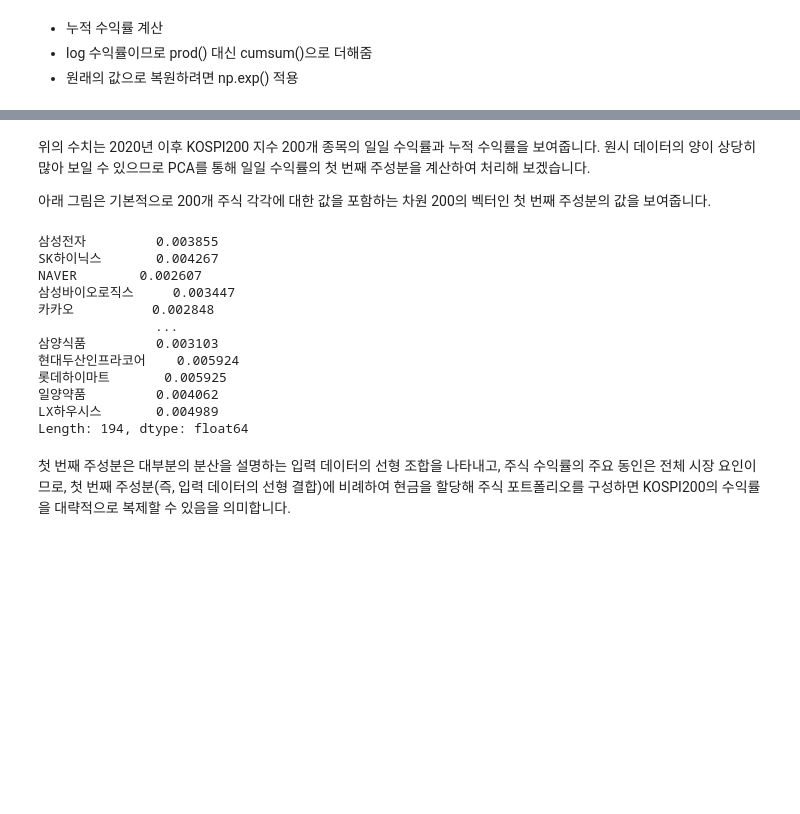
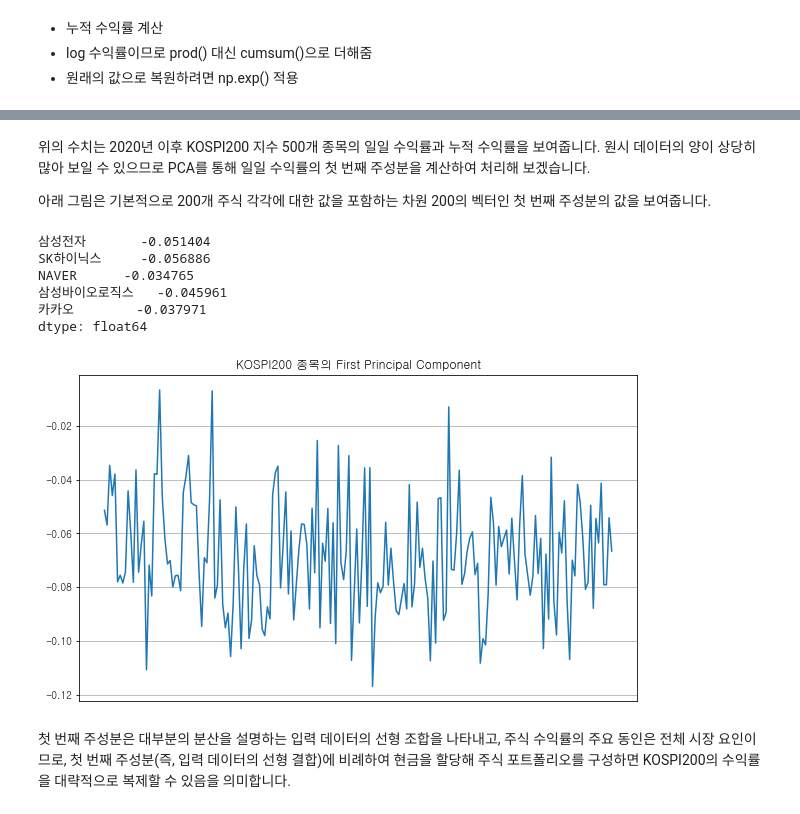
Before and after one commit to ironmanciti/Finance_ML_Lecture, a Jupyter notebook: 121.pca_eigen_portfolios_kospi200.ipynb, the cells around one changed output, grey strips where cells are left out. Saved outputs shown, nothing was run; the diff lists cells and outputs as text; code cells hidden in the pictures; blank space fills up the shorter version.

```diff
--- a/121.pca_eigen_portfolios_kospi200.ipynb
+++ b/121.pca_eigen_portfolios_kospi200.ipynb
@@ -146,35 +135,26 @@ plt.tight_layout()
 # %% [output]
 [figure]
 # %% [markdown]
-위의 수치는 2020년  이후 KOSPI200 지수 200개 종목의 일일 수익률과 누적 수익률을 보여줍니다. 원시 데이터의 양이 상당히 많아 보일 수 있으므로 PCA를 통해 일일 수익률의 첫 번째 주성분을 계산하여 처리해 보겠습니다.
+위의 수치는 2020년  이후 KOSPI200 지수 500개 종목의 일일 수익률과 누적 수익률을 보여줍니다. 원시 데이터의 양이 상당히 많아 보일 수 있으므로 PCA를 통해 일일 수익률의 첫 번째 주성분을 계산하여 처리해 보겠습니다.
 
 아래 그림은 기본적으로 200개 주식 각각에 대한 값을 포함하는 차원 200의 벡터인 첫 번째 주성분의 값을 보여줍니다.
-# %%
-# PCA 알고리즘을 이용해 주성분 1개를 추출합니다.
-# 이 과정에서는 누락된 값을 0으로 대체합니다.
-pca = PCA(n_components=1)
-pca.fit(all_returns)
-
-# 주성분 분석 결과를 시리즈로 변환
-# 이 때, index는 원본 수익률 데이터의 컬럼명(즉, 주식의 종목명)을 사용
-# data는 추출된 주성분의 값들을 사용
-pc1 = pd.Series(index=all_returns.columns, data=pca.components_[0])
-
-# 가중치를 절대값으로 변환하고 정규화
-weights = abs(pc1) / sum(abs(pc1))
-weights
-# %% [output]
-삼성전자         0.003855
-SK하이닉스       0.004267
-NAVER        0.002607
-삼성바이오로직스     0.003447
-카카오          0.002848
-               ...
-삼양식품         0.003103
-현대두산인프라코어    0.005924
-롯데하이마트       0.005925
-일양약품         0.004062
-LX하우시스       0.004989
-Length: 194, dtype: float64
+# %%
+pca = PCA(n_components=1)
+pca.fit(returns.fillna(0))
+
+pc1 = pd.Series(index=returns.columns, data=pca.components_[0])
+pc1.head()
+# %% [output]
+삼성전자       -0.051404
+SK하이닉스     -0.056886
+NAVER      -0.034765
+삼성바이오로직스   -0.045961
+카카오        -0.037971
+dtype: float64
+# %%
+pc1.plot(title='KOSPI200 종목의 First Principal Component',
+         figsize=(10,6), xticks=[], grid=True);
+# %% [output]
+[figure, added]
 # %% [markdown]
 첫 번째 주성분은 대부분의 분산을 설명하는 입력 데이터의 선형 조합을 나타내고, 주식 수익률의 주요 동인은 전체 시장 요인이므로, 첫 번째 주성분(즉, 입력 데이터의 선형 결합)에 비례하여 현금을 할당해 주식 포트폴리오를 구성하면 KOSPI200의 수익률을 대략적으로 복제할 수 있음을 의미합니다.
```
Also changed, not shown: parts of 32 cells of this notebook, 24 other files.
